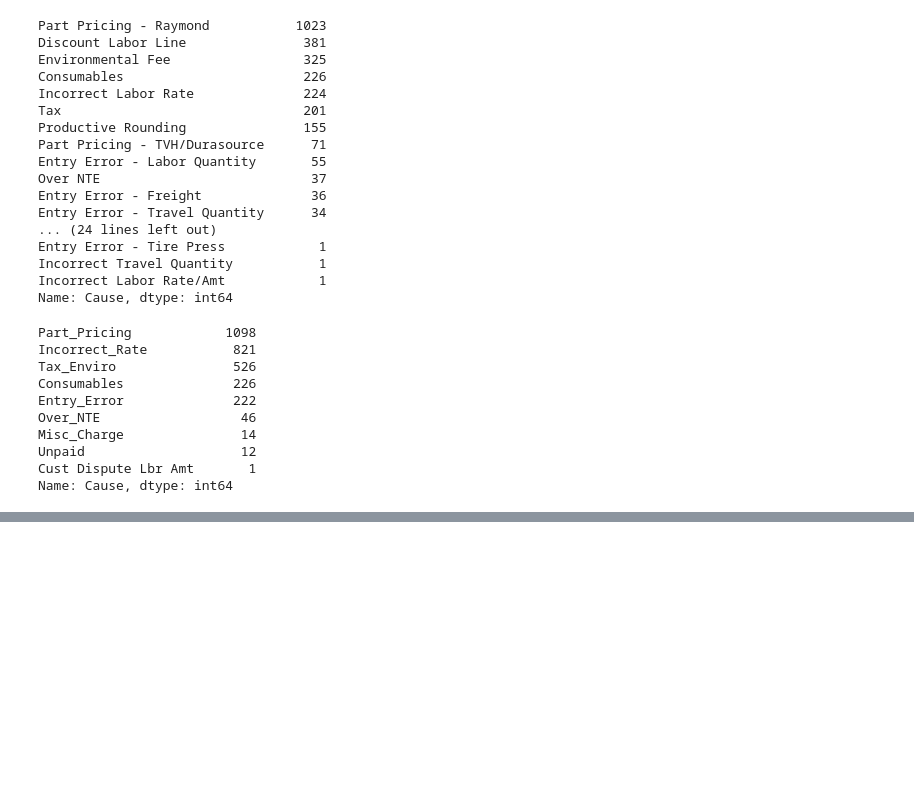
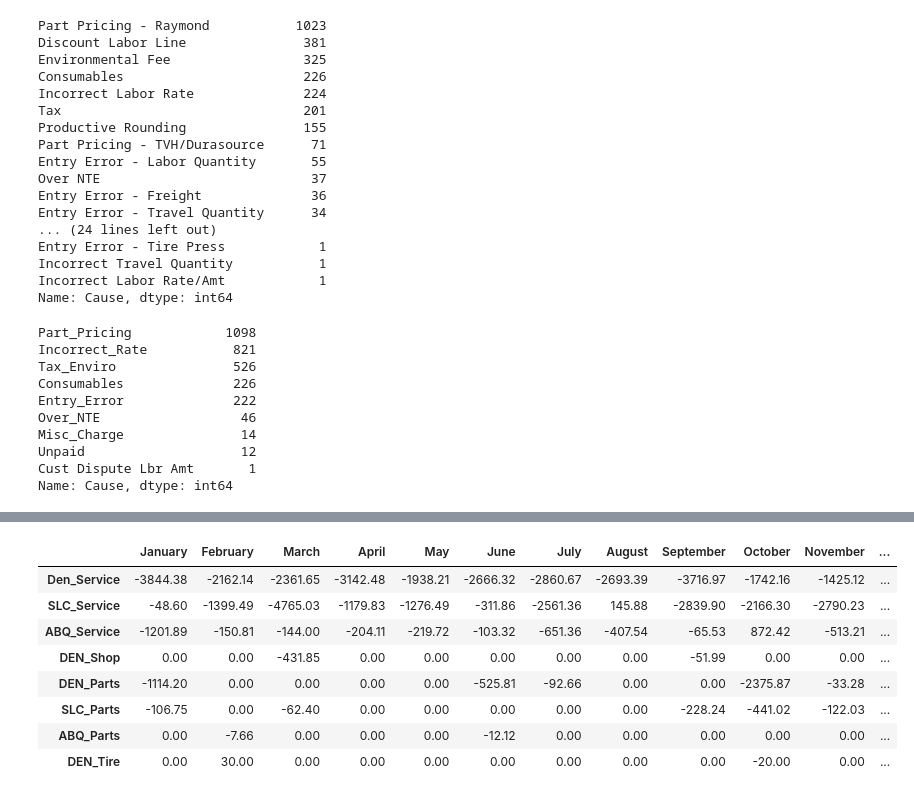
Before and after one commit to sarahheavner/NatlAcctPricing, a Jupyter notebook: Resources/Pricing-Copy1.ipynb, the cells around one changed output, grey strips where cells are left out. Saved outputs shown, nothing was run; the diff lists cells and outputs as text; code cells hidden in the pictures; blank space fills up the shorter version.

Commit message:
reorganized all monthly data

```diff
--- a/Resources/Pricing-Copy1.ipynb
+++ b/Resources/Pricing-Copy1.ipynb
@@ -229,33 +229,33 @@ denTire_df = invpricing[invpricing.Branch_Dept == "DEN_Tire"]
 #calculate monthly discrepancies for each Branch/Dept
 
 #DEN Service
-denService_monthly = denService_df.groupby(["Month"]).sum("Discrepancy")
-denService_monthly = denService_monthly["Discrepancy"]
+DenService_monthly = denService_df.groupby(["Month"]).sum("Discrepancy")
+DenService_monthly = DenService_monthly["Discrepancy"]
 
 
 #SLC Service
-slcService_monthly = slcService_df.groupby(["Month"]).sum("Discrepancy")
-slcService_monthly = slcService_monthly["Discrepancy"]
+SlcService_monthly = slcService_df.groupby(["Month"]).sum("Discrepancy")
+SlcService_monthly = SlcService_monthly["Discrepancy"]
 
 #ABQ Service
-abqService_monthly = abqService_df.groupby(["Month"]).sum("Discrepancy")
-abqService_monthly = abqService_monthly["Discrepancy"]
+AbqService_monthly = abqService_df.groupby(["Month"]).sum("Discrepancy")
+AbqService_monthly = AbqService_monthly["Discrepancy"]
 
 #DEN Shop
-denShop_monthly = denShop_df.groupby(["Month"]).sum("Discrepancy")
-denShop_monthly = denShop_monthly["Discrepancy"]
+DenShop_monthly = denShop_df.groupby(["Month"]).sum("Discrepancy")
+DenShop_monthly = DenShop_monthly["Discrepancy"]
 
 #DEN Parts
-denParts_monthly = denParts_df.groupby(["Month"]).sum("Discrepancy")
-denParts_monthly = denParts_monthly["Discrepancy"]
+DenParts_monthly = denParts_df.groupby(["Month"]).sum("Discrepancy")
+DenParts_monthly = DenParts_monthly["Discrepancy"]
 
 #SLC Parts
-slcParts_monthly = slcParts_df.groupby(["Month"]).sum("Discrepancy")
-slcParts_monthly = slcParts_monthly["Discrepancy"]
+SlcParts_monthly = slcParts_df.groupby(["Month"]).sum("Discrepancy")
+SlcParts_monthly = SlcParts_monthly["Discrepancy"]
 
 #ABQ Parts
-abqParts_monthly = abqParts_df.groupby(["Month"]).sum("Discrepancy")
-abqParts_monthly = abqParts_monthly["Discrepancy"]
+AbqParts_monthly = abqParts_df.groupby(["Month"]).sum("Discrepancy")
+AbqParts_monthly = AbqParts_monthly["Discrepancy"]
 
 #DEN Tire
 DenTire_monthly = denTire_df.groupby(["Month"]).sum("Discrepancy")
@@ -502,7 +262,0 @@ abq_parts_summary
-# %%
-#calculate monthly discrepancy for Denver Tire
-DenTire_monthly = denTire_df.groupby(["Month"]).sum("Discrepancy")
-
-DenTire_monthly = DenTire_monthly["Discrepancy"]
-
-DenTire_monthly
@@ -562,0 +337,18 @@ pricing_summary
+# %%
+#Create new DF combining all Branch/Depts
+monthly = [denServ_monthly, slcServ_monthly, abqServ_monthly, denShop_monthly, denParts_monthly,
+                   slcParts_monthly, abqParts_monthly, denTire_monthly]
+
+monthly_summary = pd.concat(monthly)
+
+monthly_summary
+# %% [output]
+|  | January | February | March | April | May | June | July | August | September | October | November | ... |
+| Den_Service | -3844.38 | -2162.14 | -2361.65 | -3142.48 | -1938.21 | -2666.32 | -2860.67 | -2693.39 | -3716.97 | -1742.16 | -1425.12 | ... |
+| SLC_Service | -48.60 | -1399.49 | -4765.03 | -1179.83 | -1276.49 | -311.86 | -2561.36 | 145.88 | -2839.90 | -2166.30 | -2790.23 | ... |
+| ABQ_Service | -1201.89 | -150.81 | -144.00 | -204.11 | -219.72 | -103.32 | -651.36 | -407.54 | -65.53 | 872.42 | -513.21 | ... |
+| DEN_Shop | 0.00 | 0.00 | -431.85 | 0.00 | 0.00 | 0.00 | 0.00 | 0.00 | -51.99 | 0.00 | 0.00 | ... |
+| DEN_Parts | -1114.20 | 0.00 | 0.00 | 0.00 | 0.00 | -525.81 | -92.66 | 0.00 | 0.00 | -2375.87 | -33.28 | ... |
+| SLC_Parts | -106.75 | 0.00 | -62.40 | 0.00 | 0.00 | 0.00 | 0.00 | 0.00 | -228.24 | -441.02 | -122.03 | ... |
+| ABQ_Parts | 0.00 | -7.66 | 0.00 | 0.00 | 0.00 | -12.12 | 0.00 | 0.00 | 0.00 | 0.00 | 0.00 | ... |
+| DEN_Tire | 0.00 | 30.00 | 0.00 | 0.00 | 0.00 | 0.00 | 0.00 | 0.00 | 0.00 | -20.00 | 0.00 | ... |
```
Also changed, not shown: parts of 21 cells of this notebook.
